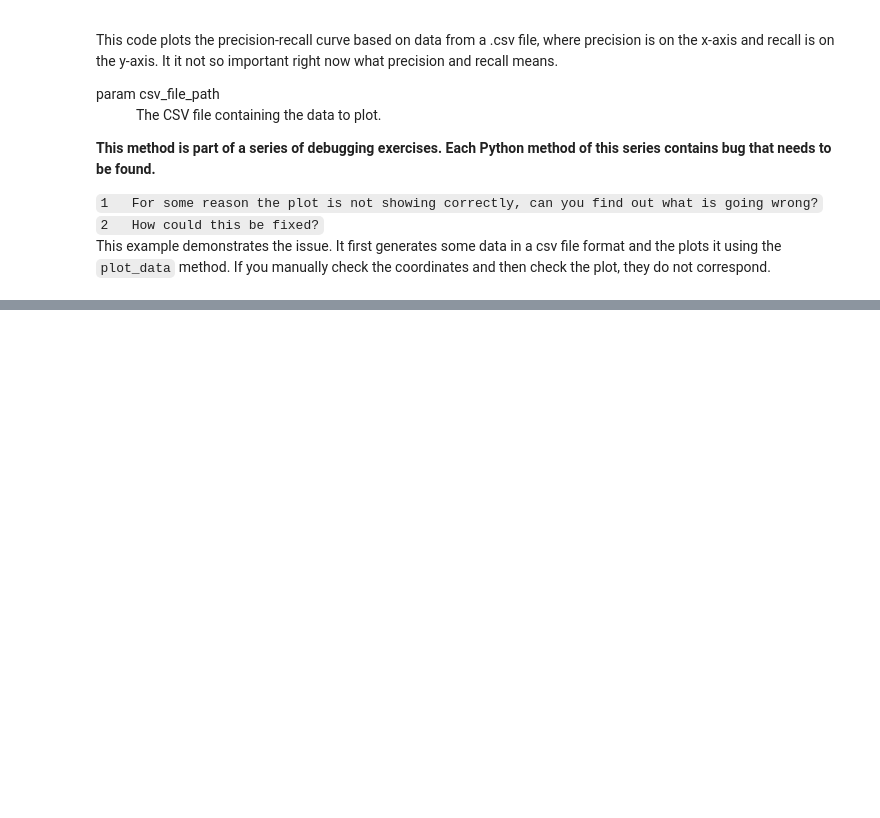
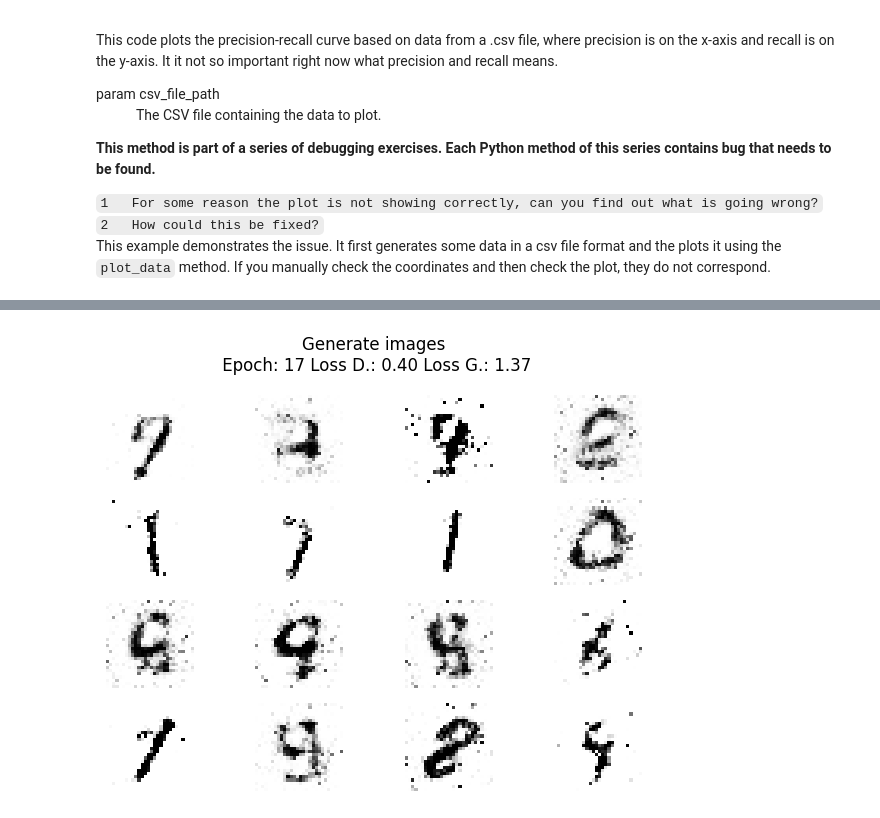
Before and after one commit to Arezoo-Esmaeili/debugging-exercise, a Jupyter notebook: debugging.ipynb, the cells around one changed output, grey strips where cells are left out. Cells and saved outputs as stored; diff of their text form; code cells hidden in the pictures; blank space fills up the shorter version.

```diff
--- a/debugging.ipynb
+++ b/debugging.ipynb
@@ -292,0 +262,19 @@ plot_data('data_file.csv')
+# %%
+# You can copy this code to your personal pipeline project or execute it here.
+class Generator(nn.Module):
+    def __init__(self):
+        super(Generator, self).__init__()
+        self.hidden_layer = nn.Sequential(
+            nn.Linear(100, 256),
+            nn.ReLU(),
+            nn.Linear(256, 512),
+            nn.ReLU(),
+            nn.Linear(512, 1024),
+            nn.ReLU(),
+            nn.Linear(1024, 28 * 28),
+            nn.Tanh()
+        )
+
+    def forward(self, x):
+        x = self.hidden_layer(x)
+        return x.view(-1, 1, 28, 28)
@@ -292,0 +286,22 @@ plot_data('data_file.csv')
+# %%
+# You can copy this code to your personal pipeline project or execute it here.
+class Discriminator(nn.Module):
+    def __init__(self):
+        super(Discriminator, self).__init__()
+        self.hidden_layer = nn.Sequential(
+            nn.Linear(28 * 28, 1024),
+            nn.LeakyReLU(0.2),
+            nn.Dropout(0.3),
+            nn.Linear(1024, 512),
+            nn.LeakyReLU(0.2),
+            nn.Dropout(0.3),
+            nn.Linear(512, 256),
+            nn.LeakyReLU(0.2),
+            nn.Dropout(0.3),
+            nn.Linear(256, 1),
+            nn.Sigmoid()
+        )
+
+    def forward(self, x):
+        x = x.view(-1, 28 * 28)
+        return self.hidden_layer(x)
@@ -292,0 +457,4 @@ plot_data('data_file.csv')
+# %%
+train_gan(batch_size=32, num_epochs=100)
+# %% [output]
+[figure, added]
```
Also changed, not shown: parts of 18 cells of this notebook, 1 other file.
